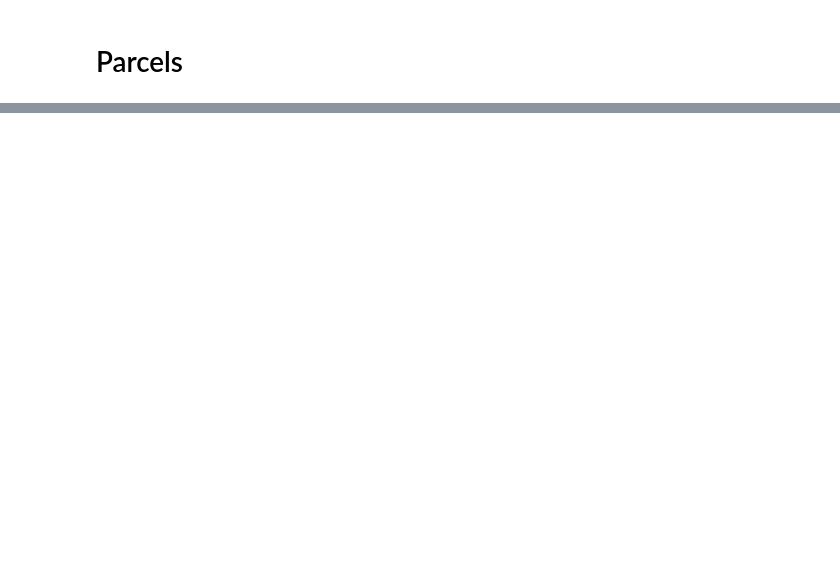
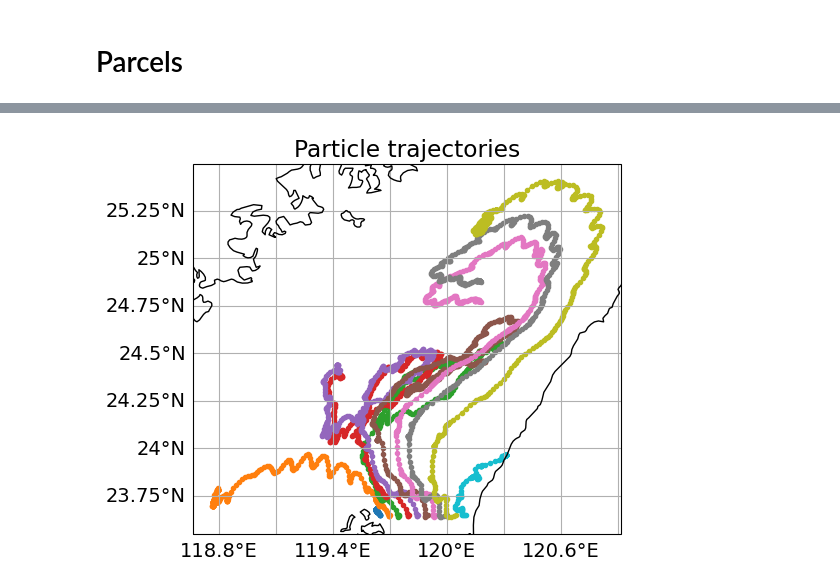
Before and after one commit to HendrikGro/TORI_Codar_Analysis, a Jupyter notebook: code/Code_TOROS_Parcels.ipynb, the cells around one changed output, grey strips where cells are left out. Saved outputs shown, nothing was run; the diff lists cells and outputs as text; code cells hidden in the pictures; blank space fills up the shorter version.

```diff
--- a/code/Code_TOROS_Parcels.ipynb
+++ b/code/Code_TOROS_Parcels.ipynb
@@ -53 +62,5 @@ plotTrajectoriesFile("/Users/2311043/Documents/TOROS_Parcels/toros_normal.zarr")
 <module 'matplotlib.pyplot' from 'C:\\Users\\2311043\\Anaconda3\\lib\\site-packages\\matplotlib\\pyplot.py'>
+# %%
+plotTrajectoriesFile("/Users/2311043/Documents/TOROS_Parcels/toros_forward.zarr")
+# %% [output]
+[figure, added]
```
Also changed, not shown: parts of 10 cells of this notebook, 1 other file.
